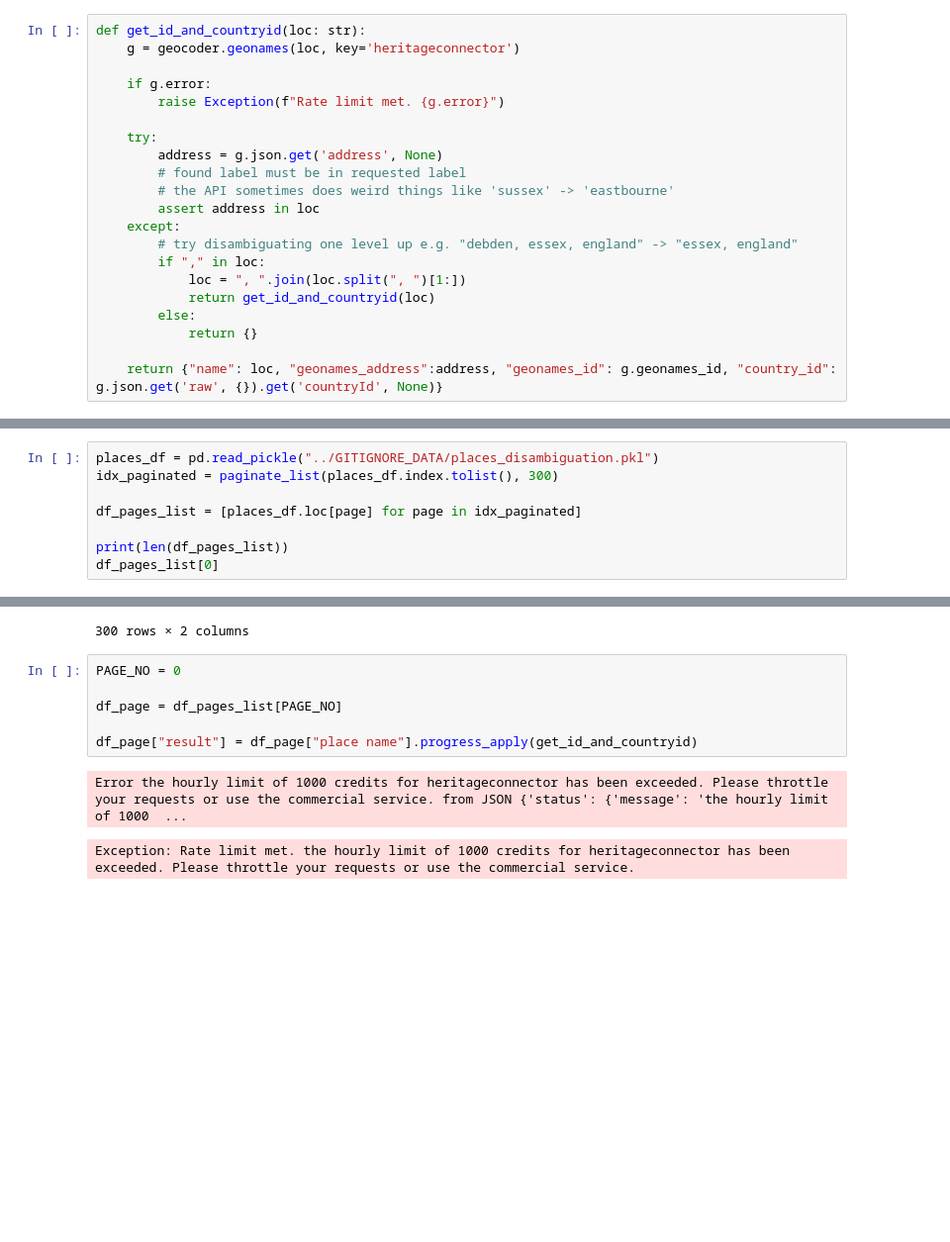
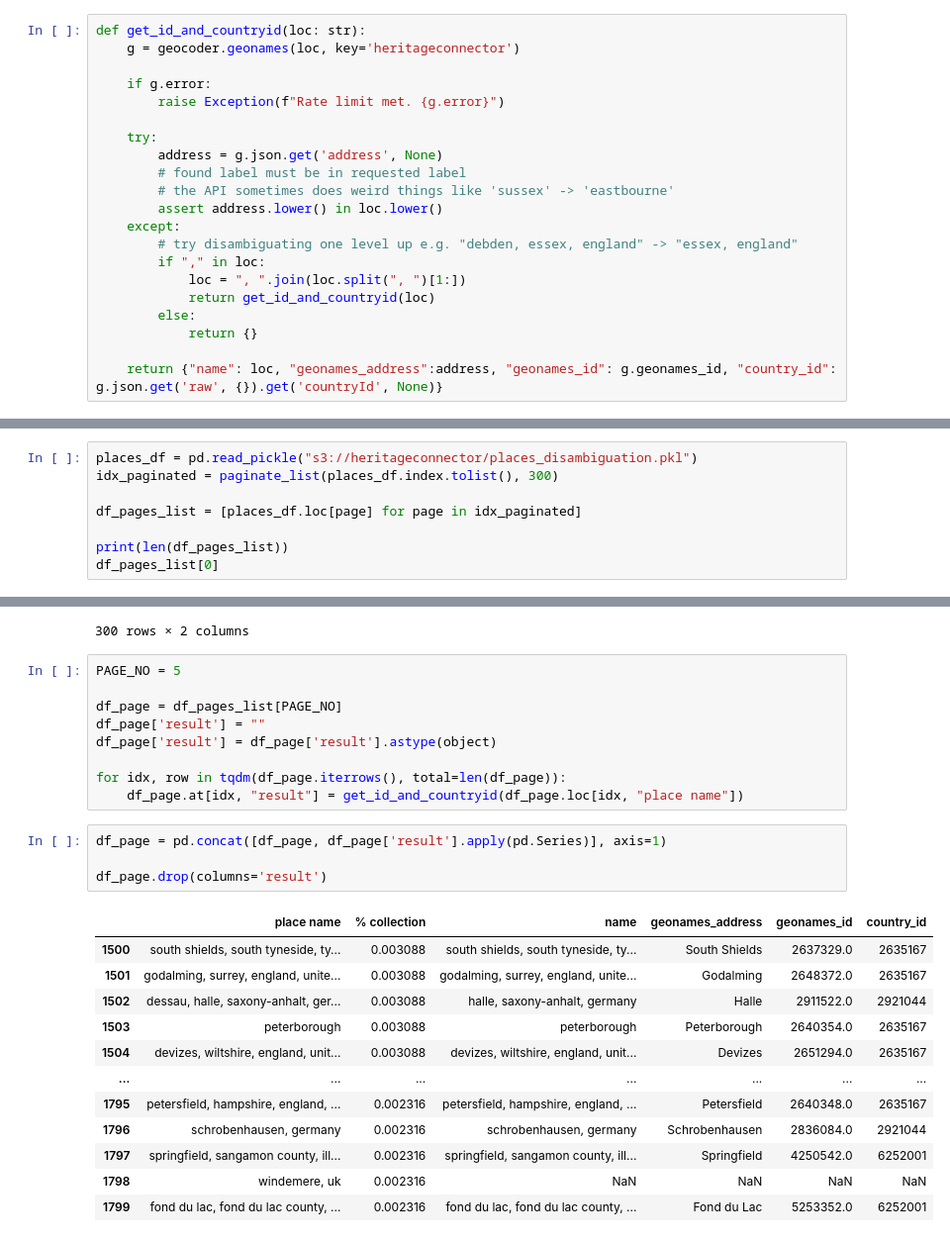
Before and after one commit to TheScienceMuseum/heritage-connector, a Jupyter notebook: experiments/disambiguating place names (geocoding).ipynb, the cells around one changed output, grey strips where cells are left out. Shown at 99% size. Drawn from its saved outputs; the diff is of its cells as text; blank space fills up the shorter version.

```diff
--- a/experiments/disambiguating place names (geocoding).ipynb
+++ b/experiments/disambiguating place names (geocoding).ipynb
@@ -21,7 +21,7 @@ def get_id_and_countryid(loc: str):
         address = g.json.get('address', None)
         # found label must be in requested label
         # the API sometimes does weird things like 'sussex' -> 'eastbourne'
-        assert address in loc
+        assert address.lower() in loc.lower()
     except:
         # try disambiguating one level up e.g. "debden, essex, england" -> "essex, england"
         if "," in loc:
@@ -111,7 +111,7 @@ places_df.to_pickle("../GITIGNORE_DATA/places_disambiguation.pkl__WARNING_DO_NOT
 ## 2. Load place names dataframe from disk and fill
 We have to this in chunks as the geonames API has a rate limit of 1000 queries per hour.
 # %%
-places_df = pd.read_pickle("../GITIGNORE_DATA/places_disambiguation.pkl")
+places_df = pd.read_pickle("s3://heritageconnector/places_disambiguation.pkl")
 idx_paginated = paginate_list(places_df.index.tolist(), 300)
 
 df_pages_list = [places_df.loc[page] for page in idx_paginated]
@@ -133,12 +133,29 @@ df_pages_list[0]
 | 298 | bedford, bedfordshire, england, u... | 0.027021 |
 | 299 | nuremburg, bavaria, germany | 0.027021 |
 300 rows × 2 columns
-# %%
-PAGE_NO = 0
-
-df_page = df_pages_list[PAGE_NO]
-
-df_page["result"] = df_page["place name"].progress_apply(get_id_and_countryid)
-# %% [output]
-Error the hourly limit of 1000 credits for heritageconnector has been exceeded. Please throttle your requests or use the commercial service. from JSON {'status': {'message': 'the hourly limit of 1000  ...
-Exception: Rate limit met. the hourly limit of 1000 credits for heritageconnector has been exceeded. Please throttle your requests or use the commercial service.
+# %%
+PAGE_NO = 5
+
+df_page = df_pages_list[PAGE_NO]
+df_page['result'] = ""
+df_page['result'] = df_page['result'].astype(object)
+
+for idx, row in tqdm(df_page.iterrows(), total=len(df_page)):
+    df_page.at[idx, "result"] = get_id_and_countryid(df_page.loc[idx, "place name"])
+# %%
+df_page = pd.concat([df_page, df_page['result'].apply(pd.Series)], axis=1)
+
+df_page.drop(columns='result')
+# %% [output]
+|  | place name | % collection | name | geonames_address | geonames_id | country_id |
+| 1500 | south shields, south tyneside, ty... | 0.003088 | south shields, south tyneside, ty... | South Shields | 2637329.0 | 2635167 |
+| 1501 | godalming, surrey, england, unite... | 0.003088 | godalming, surrey, england, unite... | Godalming | 2648372.0 | 2635167 |
+| 1502 | dessau, halle, saxony-anhalt, ger... | 0.003088 | halle, saxony-anhalt, germany | Halle | 2911522.0 | 2921044 |
+| 1503 | peterborough | 0.003088 | peterborough | Peterborough | 2640354.0 | 2635167 |
+| 1504 | devizes, wiltshire, england, unit... | 0.003088 | devizes, wiltshire, england, unit... | Devizes | 2651294.0 | 2635167 |
+| ... | ... | ... | ... | ... | ... | ... |
+| 1795 | petersfield, hampshire, england, ... | 0.002316 | petersfield, hampshire, england, ... | Petersfield | 2640348.0 | 2635167 |
+| 1796 | schrobenhausen, germany | 0.002316 | schrobenhausen, germany | Schrobenhausen | 2836084.0 | 2921044 |
+| 1797 | springfield, sangamon county, ill... | 0.002316 | springfield, sangamon county, ill... | Springfield | 4250542.0 | 6252001 |
+| 1798 | windemere, uk | 0.002316 | NaN | NaN | NaN | NaN |
+| 1799 | fond du lac, fond du lac county, ... | 0.002316 | fond du lac, fond du lac county, ... | Fond du Lac | 5253352.0 | 6252001 |
```
Also changed, not shown: parts of 12 cells of this notebook, 1 other file.
